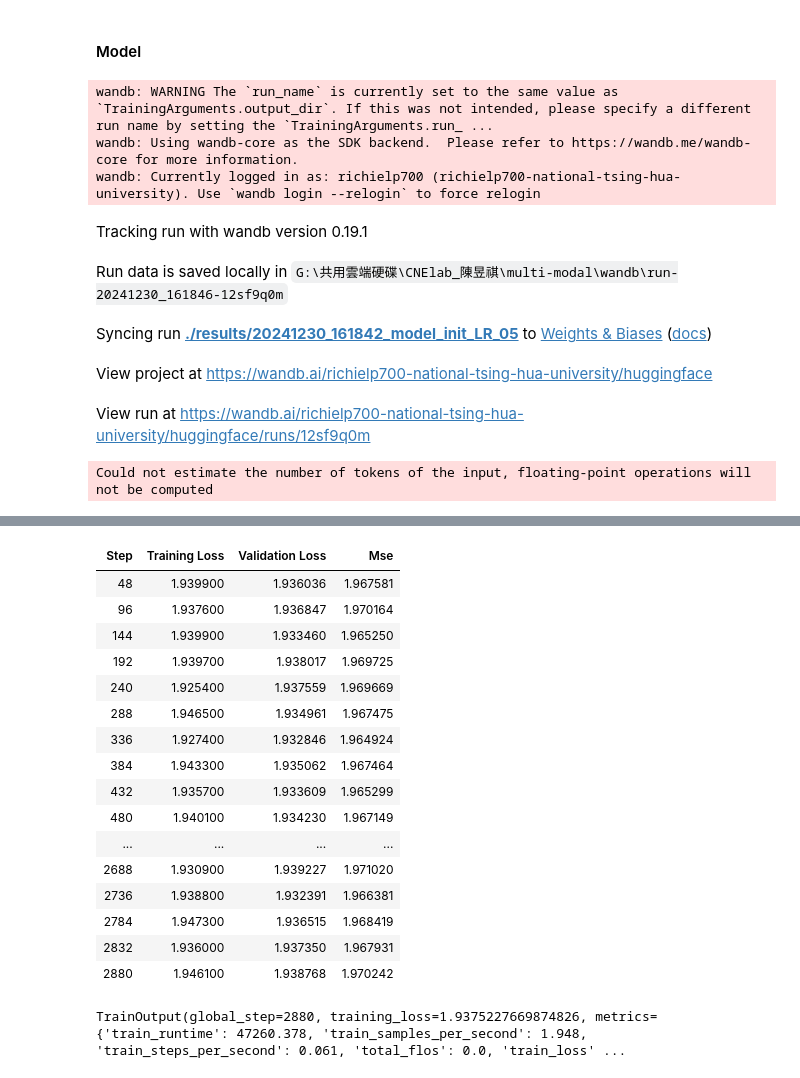
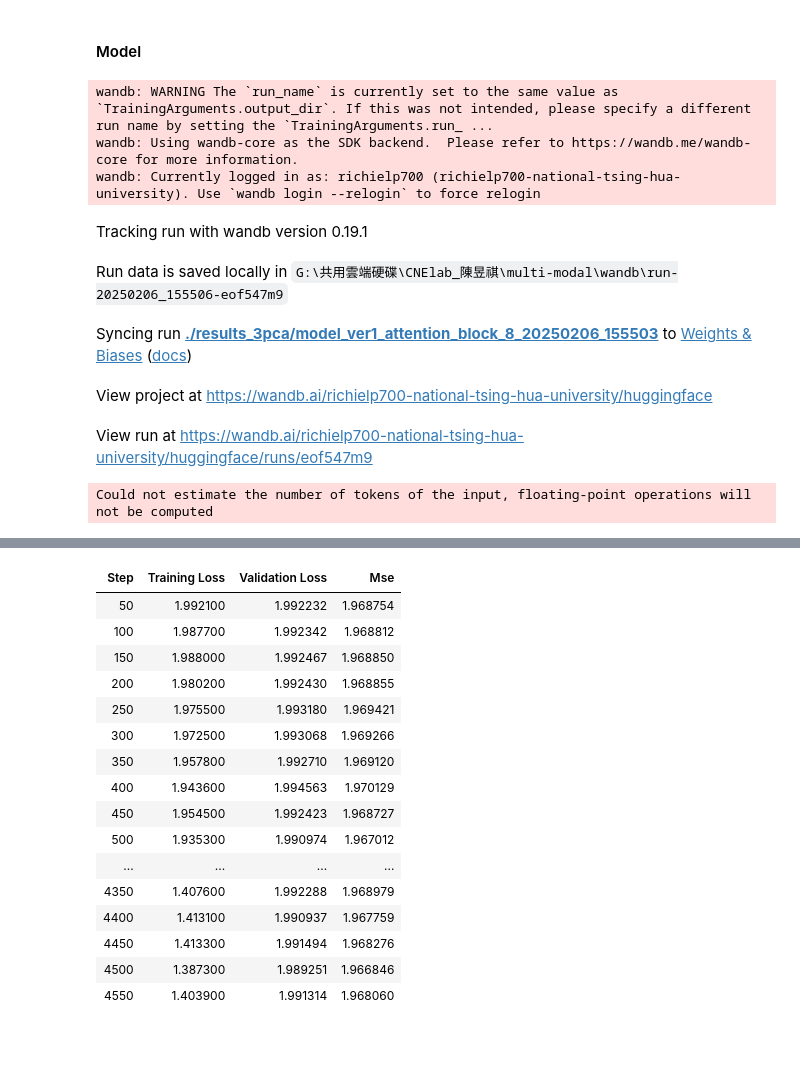
Before and after one commit to CCHENYUCHI/Huggingface-ART-Transformer, a Jupyter notebook: Trainer.ipynb, the cells around one changed output, grey strips where cells are left out. Drawn from its saved outputs; the diff is of its cells as text; code cells hidden in the pictures; blank space fills up the shorter version.

```diff
--- a/Trainer.ipynb
+++ b/Trainer.ipynb
@@ -8,14 +8,18 @@ sys.path.insert(0, './Dataloader')
 from SLT_dataloader import EEGROIDataset, SignalDataCollator
 
 # Usage example
-roi_folder = "G:\\共用雲端硬碟\\CNElab_黎承宣&賴璁毅_EEG_ROI\\A.Dataset\\processed_setfile"
-eeg_folder = "G:\\共用雲端硬碟\\CNElab_黎承宣&賴璁毅_EEG_ROI\\A.Dataset\\setfile"
+roi_folder = "G:\\共用雲端硬碟\\CNElab_陳昱祺\\source localization\\test_data\\ROI\\Desikan_Kilianny_with_3pca"
+eeg_folder = "G:\\共用雲端硬碟\\CNElab_陳昱祺\\source localization\\test_data\\ROI\\Desikan_Kilianny_with_3pca"
 group_file = "./Dataloader/subject_groups.json"
+# segment_file = "G:\\共用雲端硬碟\\CNElab_陳昱祺\\source localization\\test_data\\RO\I\Desikan_Kilianny_with_3pca\\roi_removal_segment.txt"
 
 # Create dataset
-train_dataset = EEGROIDataset(roi_folde0r, eeg_folder, group_file, "train_dataset")
+train_dataset = EEGROIDataset(roi_folder, eeg_folder, group_file, "train_dataset" )
+print(f"\n\n================================================\n")
 print(f"Total dataset size: {len(train_dataset)}")
+print(f"\n================================================\n\n")
 # Create dataset
-test_dataset = EEGROIDataset(roi_folder, eeg_folder, group_file, "eval")
-print(f"Total dataset size: {len(test_dataset)}")
+test_dataset = EEGROIDataset(roi_folder, eeg_folder, group_file, "test_eval")
+print(f"\n================================================\n")
+print(f"Total eval dataset size: {len(test_dataset)}")
 # %% [output]
@@ -127,24 +143,17 @@ from torch.utils.data import Dataset, DataLoader
 from SLT_dataloader import SignalDataCollator
 
 from tf_config import SLTConfig
-from tf_model import SLTModel
+from tf_model import SLTModel, SLTModel_ver2
 from datetime import datetime
 
 # 获取当前日期时间，并格式化为 YYYYMMDD
 current_date = datetime.now().strftime("%Y%m%d_%H%M%S")
 
 # 替换路径中的日期
-output_dir = f"./results/{current_date}_model_init_LR_05"
+output_dir = f"./results_3pca/model_ver1_attention_block_8_{current_date}"
 
 # 假設你的設備是 GPU
 device = torch.device("cuda:0" if torch.cuda.is_available() else "cpu")
-
-# slt_config = SLTConfig(src_channel_size=30, tgt_channel_size=3*5003, N=2, d_model = 1024)
-# slt_config.save_pretrained("test_slt_confit")
-
-# slt_model = SLTModel(slt_config)
-# slt_model = slt_model.to(device)
-
 
 def compute_metrics(eval_preds, batch_size=64):
     predictions, targets = eval_preds
@@ -188,7 +197,7 @@ def compute_metrics(eval_preds, batch_size=64):
 
 # 包裝自定義的初始化方法
 def huggingface_model_init():
-    slt_config = SLTConfig(src_channel_size=30, tgt_channel_size=3*5003, N=2, d_model = 1024)
+    slt_config = SLTConfig(src_channel_size=30, tgt_channel_size=204, N=8)
     slt_config.save_pretrained("test_slt_confit")
     slt_model = SLTModel(slt_config)
     slt_model = slt_model.to(device)
@@ -202,18 +211,18 @@ def huggingface_model_init():
 training_args = TrainingArguments(
     output_dir=output_dir,
     eval_strategy="steps",
-    eval_steps=48,
-    per_device_train_batch_size=32,
-    per_device_eval_batch_size=32,
-    eval_accumulation_steps=5,
-    num_train_epochs=30,
+    eval_steps=50,
+    per_device_train_batch_size=256,
+    per_device_eval_batch_size=256,
+    eval_accumulation_steps=10,
+    num_train_epochs=100,
     weight_decay=0.01,
-    learning_rate = 0.01,
-    lr_scheduler_type = "constant",
+    learning_rate = 0.001,
+    # lr_scheduler_type = "constant",
     # fp16=True,
     save_strategy="epoch",
     logging_dir="./logs",
-    logging_steps=10,
+    logging_steps=20,
     report_to="wandb",
 )
 
@@ -235,8 +244,8 @@ wandb: WARNING The `run_name` is currently set to the same value as `TrainingArg
 wandb: Using wandb-core as the SDK backend.  Please refer to https://wandb.me/wandb-core for more information.
 wandb: Currently logged in as: richielp700 (richielp700-national-tsing-hua-university). Use `wandb login --relogin` to force relogin
 Tracking run with wandb version 0.19.1
-Run data is saved locally in G:\共用雲端硬碟\CNElab_陳昱祺\multi-modal\wandb\run-20241230_161846-12sf9q0m
+Run data is saved locally in G:\共用雲端硬碟\CNElab_陳昱祺\multi-modal\wandb\run-20250206_155506-eof547m9
-Syncing run ./results/20241230_161842_model_init_LR_05 to Weights & Biases (docs)
+Syncing run ./results_3pca/model_ver1_attention_block_8_20250206_155503 to Weights & Biases (docs)
 View project at https://wandb.ai/richielp700-national-tsing-hua-university/huggingface
-View run at https://wandb.ai/richielp700-national-tsing-hua-university/huggingface/runs/12sf9q0m
+View run at https://wandb.ai/richielp700-national-tsing-hua-university/huggingface/runs/eof547m9
 Could not estimate the number of tokens of the input, floating-point operations will not be computed
@@ -244,18 +253,17 @@ Could not estimate the number of tokens of the input, floating-point operations
 | Step | Training Loss | Validation Loss | Mse |
-| 48 | 1.939900 | 1.936036 | 1.967581 |
-| 96 | 1.937600 | 1.936847 | 1.970164 |
-| 144 | 1.939900 | 1.933460 | 1.965250 |
-| 192 | 1.939700 | 1.938017 | 1.969725 |
-| 240 | 1.925400 | 1.937559 | 1.969669 |
-| 288 | 1.946500 | 1.934961 | 1.967475 |
-| 336 | 1.927400 | 1.932846 | 1.964924 |
-| 384 | 1.943300 | 1.935062 | 1.967464 |
-| 432 | 1.935700 | 1.933609 | 1.965299 |
-| 480 | 1.940100 | 1.934230 | 1.967149 |
+| 50 | 1.992100 | 1.992232 | 1.968754 |
+| 100 | 1.987700 | 1.992342 | 1.968812 |
+| 150 | 1.988000 | 1.992467 | 1.968850 |
+| 200 | 1.980200 | 1.992430 | 1.968855 |
+| 250 | 1.975500 | 1.993180 | 1.969421 |
+| 300 | 1.972500 | 1.993068 | 1.969266 |
+| 350 | 1.957800 | 1.992710 | 1.969120 |
+| 400 | 1.943600 | 1.994563 | 1.970129 |
+| 450 | 1.954500 | 1.992423 | 1.968727 |
+| 500 | 1.935300 | 1.990974 | 1.967012 |
 | ... | ... | ... | ... |
-| 2688 | 1.930900 | 1.939227 | 1.971020 |
-| 2736 | 1.938800 | 1.932391 | 1.966381 |
-| 2784 | 1.947300 | 1.936515 | 1.968419 |
-| 2832 | 1.936000 | 1.937350 | 1.967931 |
-| 2880 | 1.946100 | 1.938768 | 1.970242 |
+| 4350 | 1.407600 | 1.992288 | 1.968979 |
+| 4400 | 1.413100 | 1.990937 | 1.967759 |
+| 4450 | 1.413300 | 1.991494 | 1.968276 |
+| 4500 | 1.387300 | 1.989251 | 1.966846 |
+| 4550 | 1.403900 | 1.991314 | 1.968060 |
-TrainOutput(global_step=2880, training_loss=1.9375227669874826, metrics={'train_runtime': 47260.378, 'train_samples_per_second': 1.948, 'train_steps_per_second': 0.061, 'total_flos': 0.0, 'train_loss' ...
```
Also changed, not shown: parts of 2 cells of this notebook, 5 other files.
